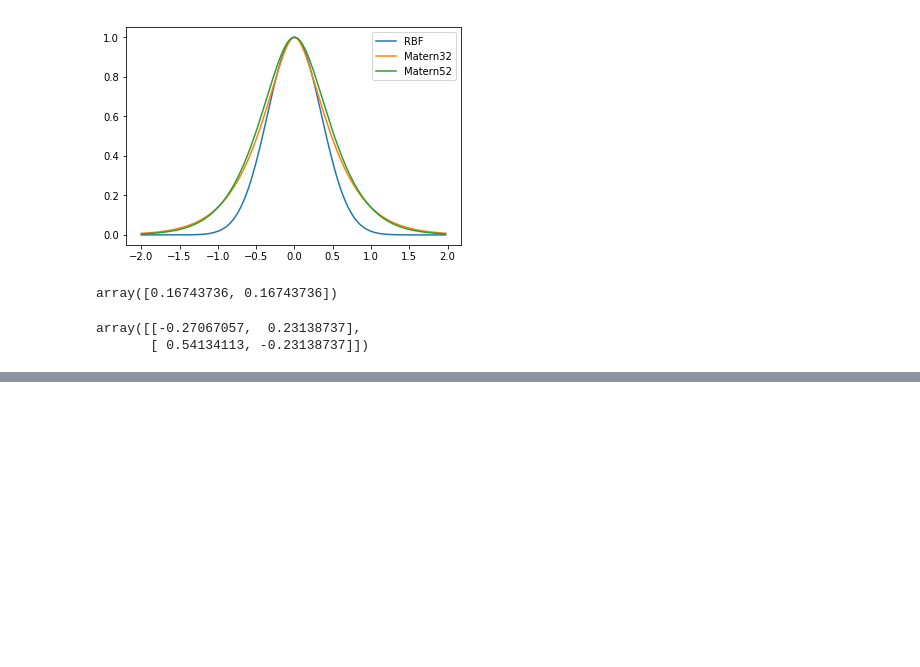
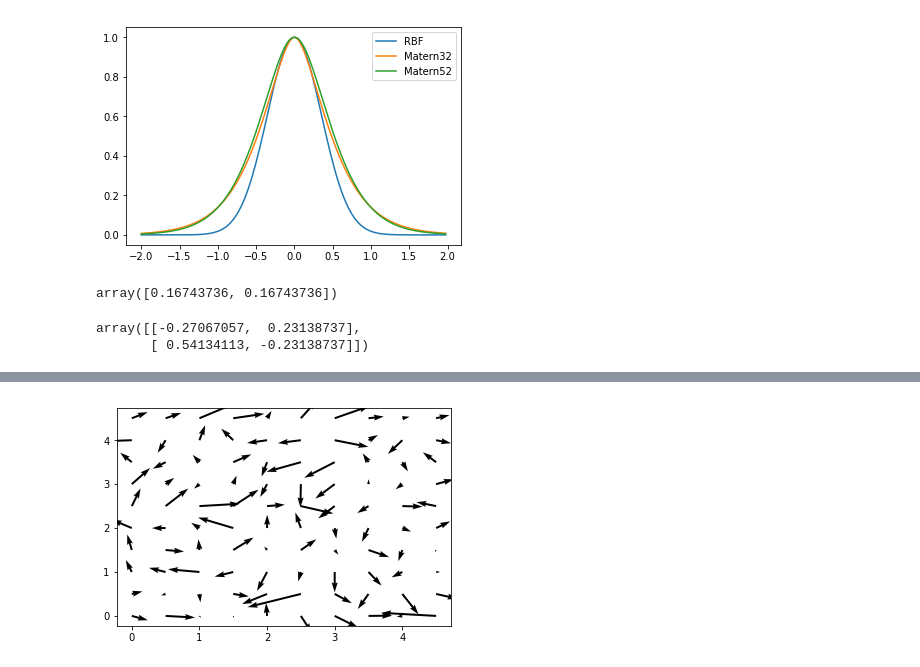
Before and after one commit to notblank/Gaussian-Processes, a Jupyter notebook: Autodiff Vector Valued Processes.ipynb, the cells around one changed output, grey strips where cells are left out. Saved outputs shown, nothing was run; the diff lists cells and outputs as text; code cells hidden in the pictures; blank space fills up the shorter version.

```diff
--- a/Autodiff Vector Valued Processes.ipynb
+++ b/Autodiff Vector Valued Processes.ipynb
@@ -342,0 +435,14 @@ array([[-0.27067057,  0.23138737],
+# %%
+mu = np.zeros(2 * npts)
+Z = np.random.multivariate_normal(mu, K, 1)
+# %%
+ix = np.arange(0, Z.shape[1], 2)
+iy = np.arange(1, Z.shape[1], 2)
+Zx = Z[0][ix]
+Zy = Z[0][iy]
+# %%
+fig, ax = plt.subplots()
+q = ax.quiver(X[:,0], X[:,1], Zx, Zy)
+plt.show()
+# %% [output]
+[figure, added]
```
Also changed, not shown: parts of 11 cells of this notebook.
